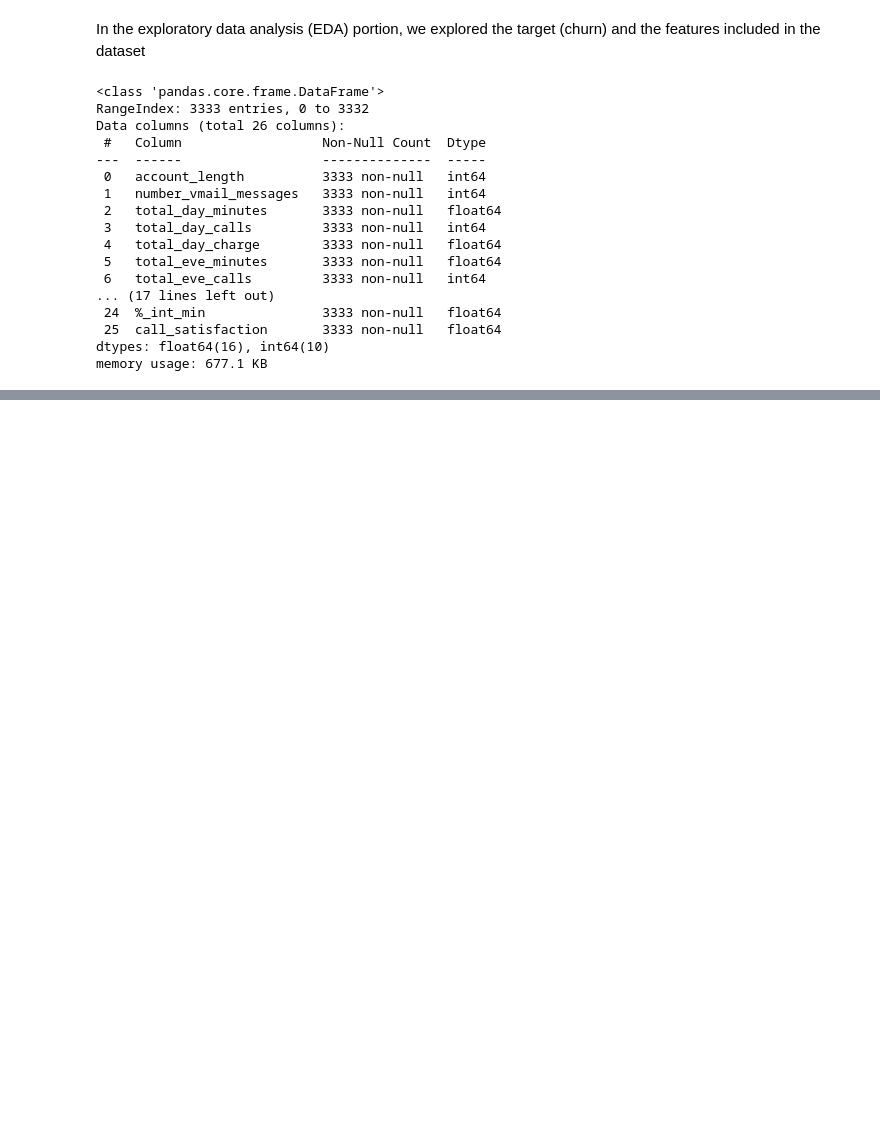
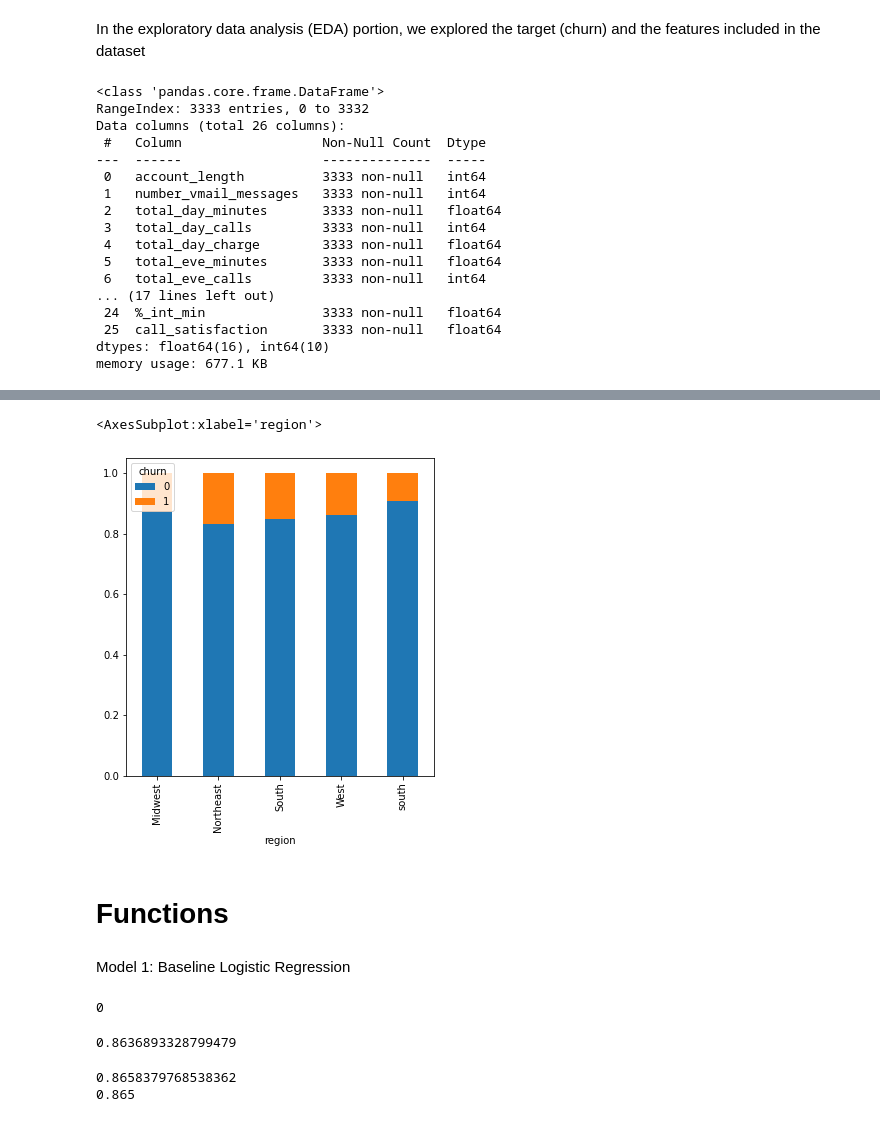
Before and after one commit to arthursjkim/SyriaTel_Customer_Churn, a Jupyter notebook: individual_notebooks/arthur_draft_v1.ipynb, the cells around one changed output, grey strips where cells are left out. Cells and saved outputs as stored; diff of their text form; code cells hidden in the pictures; blank space fills up the shorter version.

```diff
--- a/individual_notebooks/arthur_draft_v1.ipynb
+++ b/individual_notebooks/arthur_draft_v1.ipynb
@@ -235,0 +287,13 @@ memory usage: 156.4+ KB
+# %%
+new_df = df[['churn', 'region']]
+df_pct = (new_df.groupby(['region', 'churn'])['region'].count()/new_df.groupby(['region'])['region'].count())
+fig, ax = plt.subplots(figsize=(5, 5))
+fig.tight_layout()
+df_pct.unstack().plot.bar(stacked=True, ax=ax)
+# %% [output]
+<AxesSubplot:xlabel='region'>
+[figure, added]
+# %% [markdown]
+# Functions
+# %% [markdown]
+Model 1: Baseline Logistic Regression
@@ -235,0 +329,19 @@ memory usage: 156.4+ KB
+# %%
+X_test_scaled.isnull().sum().sum()
+# %% [output]
+0
+# %%
+logreg_baseline = LogisticRegression(random_state=42)
+
+logreg_baseline.fit(X_train_scaled, y_train)
+
+logreg_baseline_cv = cross_val_score(logreg_baseline, X_train_scaled, y_train).mean()
+print(logreg_baseline_cv)
+# %% [output]
+0.8636893328799479
+# %%
+print(logreg_baseline.score(X_train_scaled, y_train))
+print(logreg_baseline.score(X_test_scaled, y_test))
+# %% [output]
+0.8658379768538362
+0.865
```
Also changed, not shown: parts of 57 cells of this notebook.
